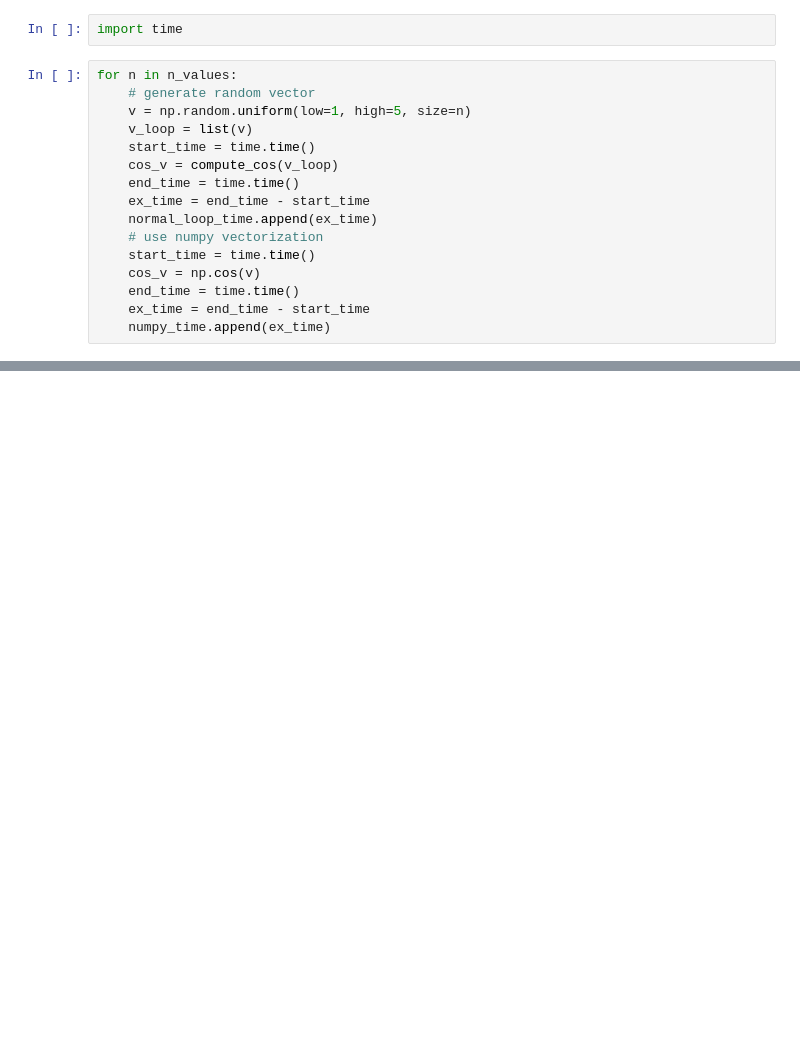
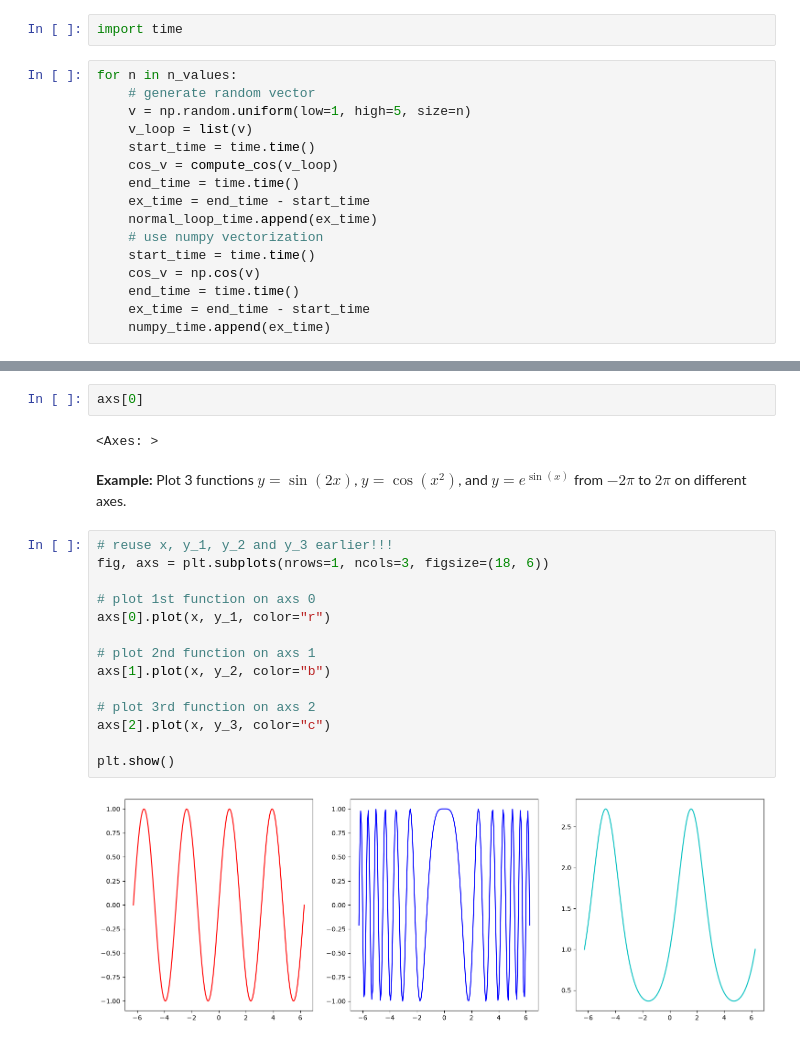
Before and after one commit to mbg615/MATH-311, a Jupyter notebook: Lectures/Lecture04.ipynb, the cells around one changed output, grey strips where cells are left out. Saved outputs shown, nothing was run; the diff lists cells and outputs as text; blank space fills up the shorter version.

```diff
--- a/Lectures/Lecture04.ipynb
+++ b/Lectures/Lecture04.ipynb
@@ -131,0 +210,22 @@ plt.show()
+# %%
+axs[0]
+# %% [output]
+<Axes: >
+# %% [markdown]
+**Example:** Plot 3 functions $y=\sin(2x)$, $y=\cos(x^2)$, and $y=e^{\sin(x)}$ from $-2\pi$ to $2\pi$ on different axes.
+# %%
+# reuse x, y_1, y_2 and y_3 earlier!!!
+fig, axs = plt.subplots(nrows=1, ncols=3, figsize=(18, 6))
+
+# plot 1st function on axs 0
+axs[0].plot(x, y_1, color="r")
+
+# plot 2nd function on axs 1
+axs[1].plot(x, y_2, color="b")
+
+# plot 3rd function on axs 2
+axs[2].plot(x, y_3, color="c")
+
+plt.show()
+# %% [output]
+[figure, added]
```
Also changed, not shown: parts of 21 cells of this notebook.
